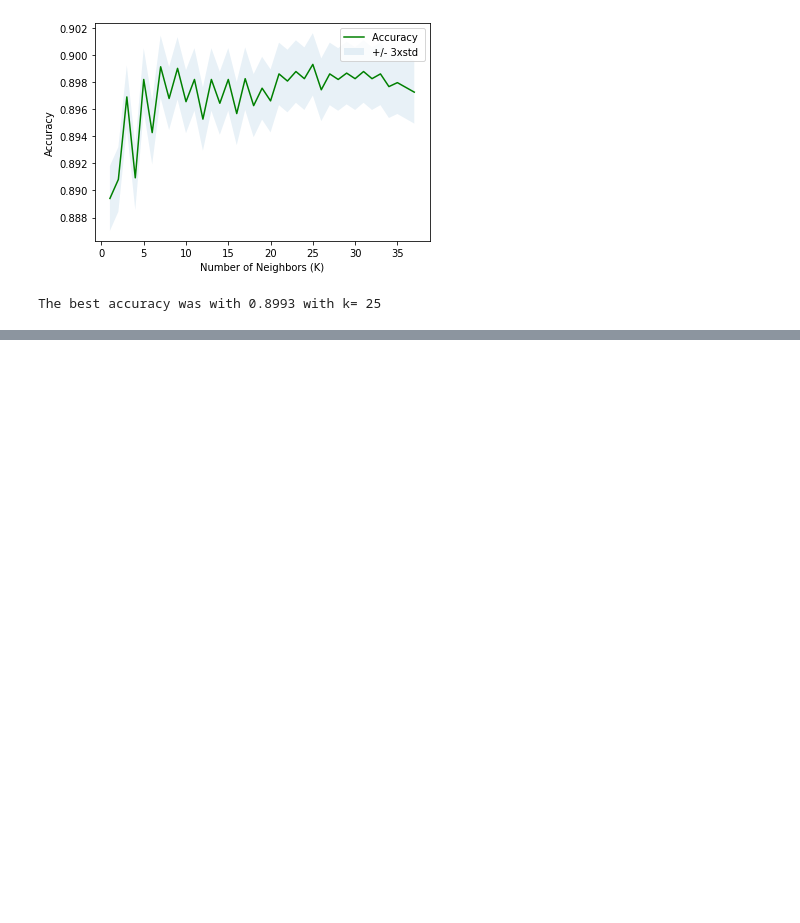
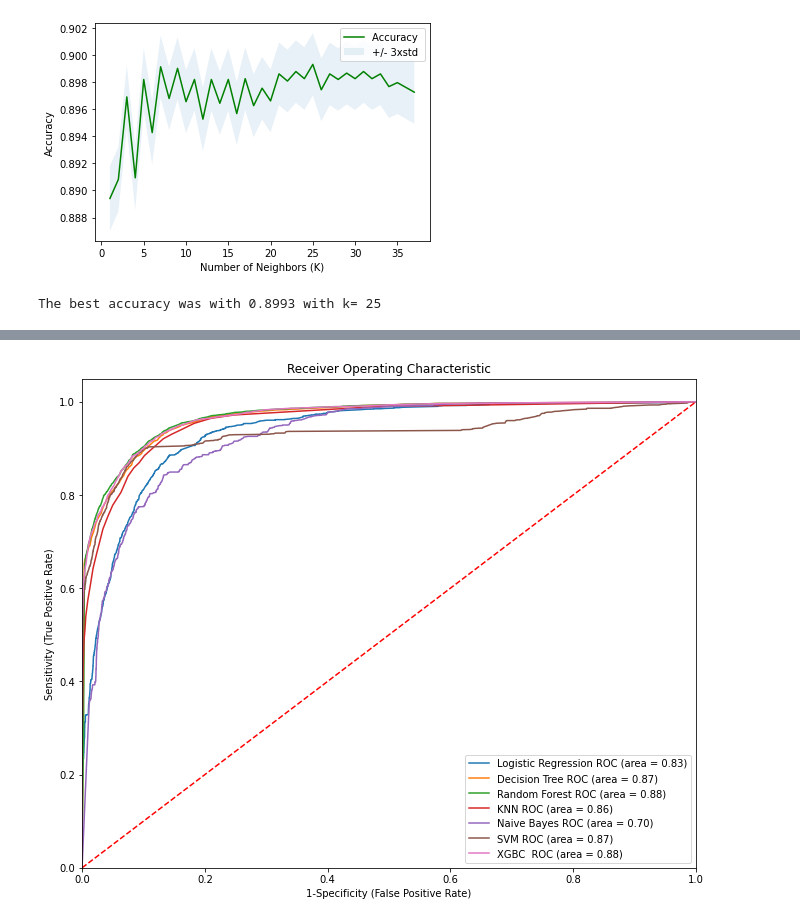
Before and after one commit to maria-luisa-gomez/covid-death-rate-prediction, a Jupyter notebook: notebooks/Modelling_semibalanced_biclass.ipynb, the cells around one changed output, grey strips where cells are left out. Drawn from its saved outputs; the diff is of its cells as text; code cells hidden in the pictures; blank space fills up the shorter version.

```diff
--- a/notebooks/Modelling_semibalanced_biclass.ipynb
+++ b/notebooks/Modelling_semibalanced_biclass.ipynb
@@ -776,0 +748,34 @@ plt.show()
+# %%
+# Define the models you want to use
+models = [
+ {'label': 'Logistic Regression', 'model': LogisticRegression(C=10.0000, solver='newton-cg', random_state=42)},
+    {'label': 'Decision Tree', 'model': DecisionTreeClassifier(criterion="entropy", max_depth = 29, random_state=42)},
+    {'label': 'Random Forest', 'model': RandomForestClassifier(n_estimators=601, random_state=42)},
+    {'label': 'KNN', 'model': KNeighborsClassifier(n_neighbors = 31)},
+    {'label': 'Naive Bayes', 'model': GaussianNB()},
+    {'label': 'SVM', 'model': svm.SVC(kernel='rbf', gamma='auto', random_state=42, probability=True)},
+    {'label': 'XGBC ', 'model': xgb.XGBClassifier()}
+]
+
+# Define the size of the figure
+plt.figure(figsize = [11,9])
+
+
+for m in models:
+    model = m['model']
+    model.fit(X_train, y_train)
+    y_pred = model.predict(X_test)
+    fpr, tpr, thresholds = metrics.roc_curve(y_test, model.predict_proba(X_test)[:,1])
+    auc = metrics.roc_auc_score(y_test,model.predict(X_test))
+    plt.plot(fpr, tpr, label ='%s ROC (area = %0.2f)' % (m['label'], auc))
+
+# Custom settings for the plot
+plt.plot([0, 1], [0, 1],'r--')
+plt.xlim([0.0, 1.0])
+plt.ylim([0.0, 1.05])
+plt.xlabel('1-Specificity (False Positive Rate)')
+plt.ylabel('Sensitivity (True Positive Rate)')
+plt.title('Receiver Operating Characteristic')
+plt.legend(loc = "lower right")
+plt.show()
+# %% [output]
@@ -776,0 +783 @@ plt.show()
+[figure, added]
```
Also changed, not shown: parts of 59 cells of this notebook, 1 other file.
